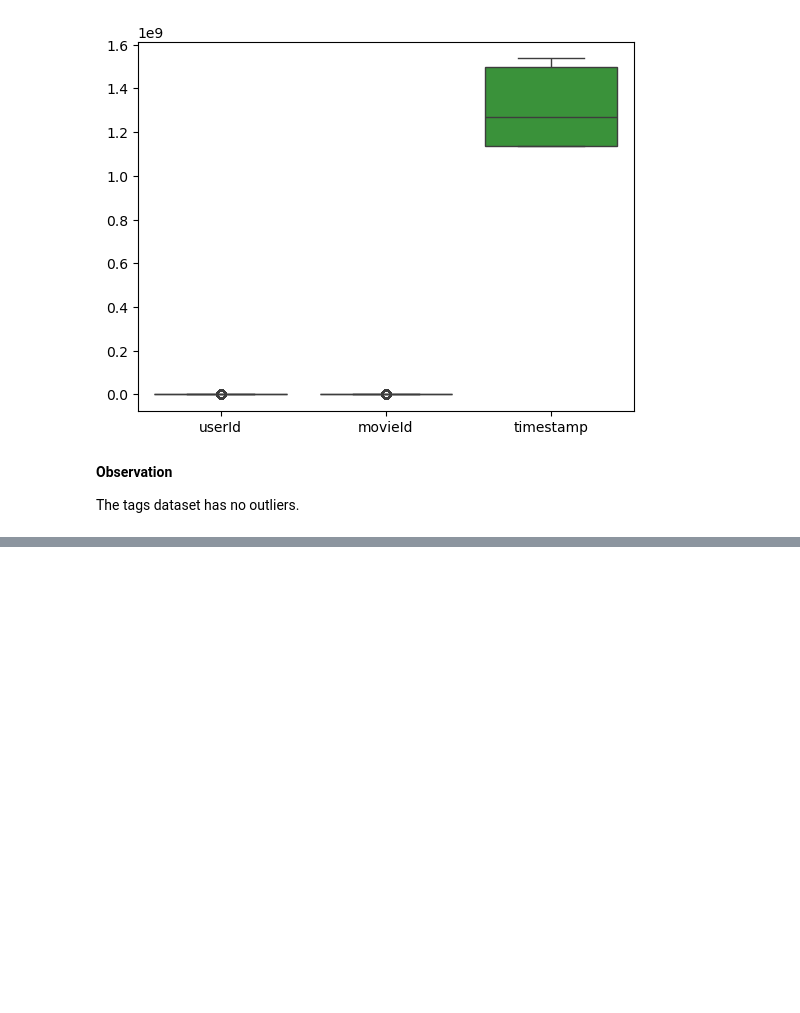
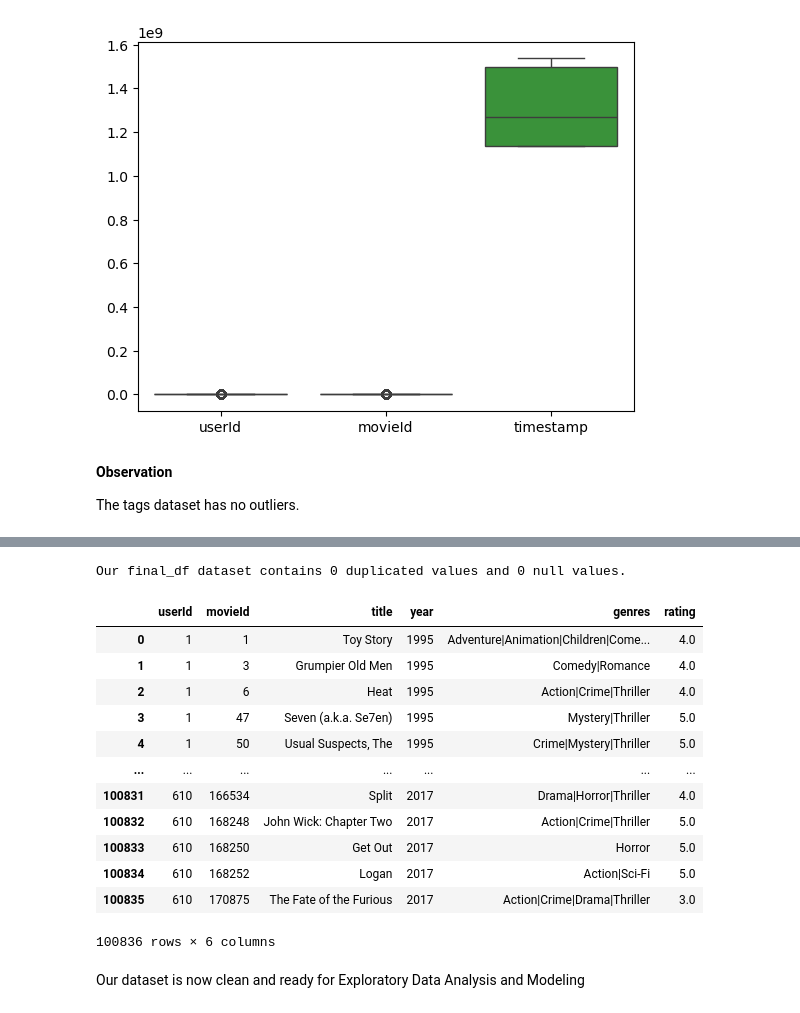
Before and after one commit to M-Nesphory/Movie_Recommendation_System, a Jupyter notebook: recommender_notebook.ipynb, the cells around one changed output, grey strips where cells are left out. Saved outputs shown, nothing was run; the diff lists cells and outputs as text; code cells hidden in the pictures; blank space fills up the shorter version.

Commit message:
Data Cleaning

```diff
--- a/recommender_notebook.ipynb
+++ b/recommender_notebook.ipynb
@@ -493,0 +579,21 @@ The tags dataset has no outliers.
+# %%
+# Imputing the correct years to the missing rows using research
+final_df.loc[final_df["title"] == "Black Mirror", "year"] = "2011"
+final_df.loc[final_df["title"] == "The Adventures of Sherlock Holmes and Doctor Watson", "year"] = "1980"
+final_df.loc[final_df["title"] == "Death Note: Desu nôto (2006–2007)", "year"] = "2006"
+final_df.loc[final_df["title"] == "Maria Bamford: Old Baby", "year"] = "2017"
+final_df.loc[final_df["title"] == "Generation Iron 2", "year"] = "2017"
+final_df.loc[final_df["title"] == "Ready Player One", "year"] = "2018"
+final_df.loc[final_df["title"] == "Nocturnal Animals", "year"] = "2016"
+final_df.loc[final_df["title"] == "Cosmos", "year"] = "2019"
+final_df.loc[final_df["title"] == "The OA", "year"] = "2016"
+final_df.loc[final_df["title"] == "Hyena Road", "year"] = "2015"
+final_df.loc[final_df["title"] == "Moonlight", "year"] = "2016"
+final_df.loc[final_df["title"] == "Paterson", "year"] = "2016"
+final_df.loc[final_df["title"] == "Babylon 5", "year"] = "1994"
+
+# Converting the year into an integer
+final_df["year"] = final_df["year"].astype("int64")
+
+# Confirming
+final_df.info()
@@ -493,0 +625,27 @@ The tags dataset has no outliers.
+# %%
+print(f"Our final_df dataset contains {final_df.duplicated().sum()} duplicated values and {final_df.isna().sum().sum()} null values.")
+# %% [output]
+Our final_df dataset contains 0 duplicated values and 0 null values.
+# %%
+# Rearranging the columns
+col_order = ["userId", "movieId", "title", "year", "genres", "rating"]
+final_df = final_df[col_order].reset_index(drop = True)
+
+# Confirming changes
+final_df
+# %% [output]
+|  | userId | movieId | title | year | genres | rating |
+| 0 | 1 | 1 | Toy Story | 1995 | Adventure|Animation|Children|Come... | 4.0 |
+| 1 | 1 | 3 | Grumpier Old Men | 1995 | Comedy|Romance | 4.0 |
+| 2 | 1 | 6 | Heat | 1995 | Action|Crime|Thriller | 4.0 |
+| 3 | 1 | 47 | Seven (a.k.a. Se7en) | 1995 | Mystery|Thriller | 5.0 |
+| 4 | 1 | 50 | Usual Suspects, The | 1995 | Crime|Mystery|Thriller | 5.0 |
+| ... | ... | ... | ... | ... | ... | ... |
+| 100831 | 610 | 166534 | Split | 2017 | Drama|Horror|Thriller | 4.0 |
+| 100832 | 610 | 168248 | John Wick: Chapter Two | 2017 | Action|Crime|Thriller | 5.0 |
+| 100833 | 610 | 168250 | Get Out | 2017 | Horror | 5.0 |
+| 100834 | 610 | 168252 | Logan | 2017 | Action|Sci-Fi | 5.0 |
+| 100835 | 610 | 170875 | The Fate of the Furious | 2017 | Action|Crime|Drama|Thriller | 3.0 |
+100836 rows × 6 columns
+# %% [markdown]
+Our dataset is now clean and ready for Exploratory Data Analysis and Modeling
```
Also changed, not shown: parts of 11 cells of this notebook, 1 other file.
